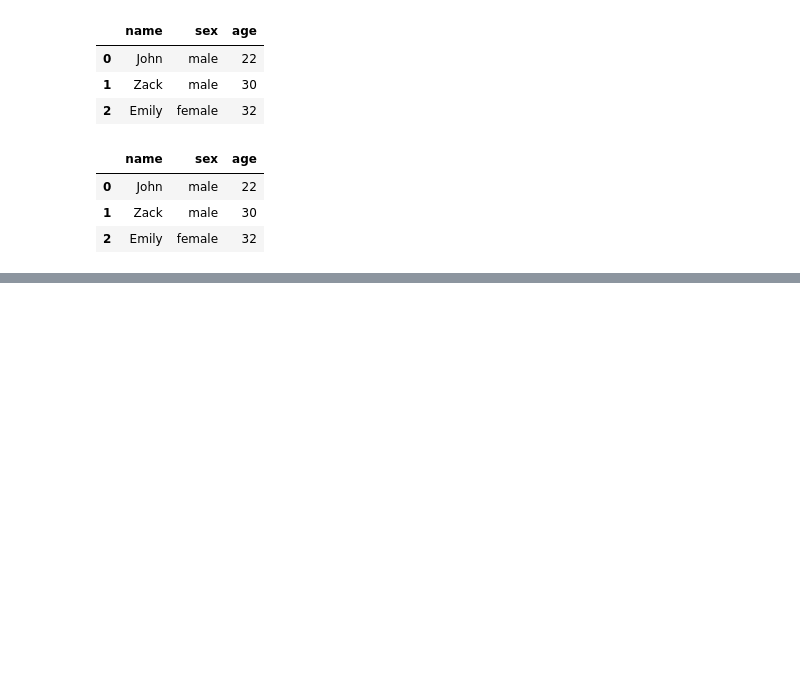
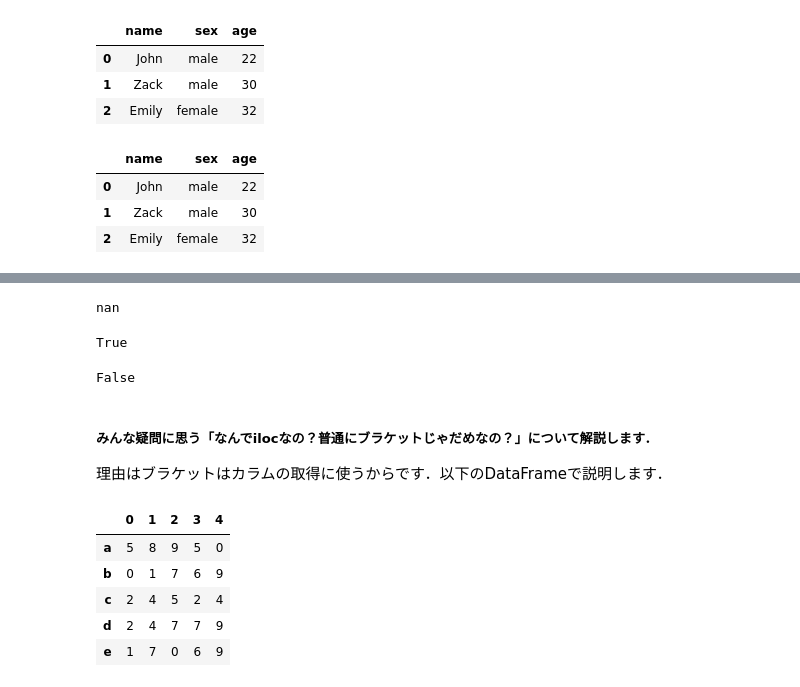
Before and after one commit to keetane/1_practice, a Jupyter notebook: Pandas.ipynb, the cells around one changed output, grey strips where cells are left out. Drawn from its saved outputs; the diff is of its cells as text; code cells hidden in the pictures; blank space fills up the shorter version.

```diff
--- a/Pandas.ipynb
+++ b/Pandas.ipynb
@@ -109,0 +232,31 @@ pd.DataFrame([data1, data2, data3])
+# %%
+df.iloc[888]['Age']
+# columnとrawが入れ替わるとerrorになる
+# %% [output]
+nan
+# %%
+np.isnan(df.iloc[888]['Age'])
+# %% [output]
+True
+# %%
+df.iloc[888]['Age'] is None
+# %% [output]
+False
+# %% [markdown]
+##### みんな疑問に思う「なんでilocなの？普通にブラケットじゃだめなの？」について解説します．
+
+理由はブラケットはカラムの取得に使うからです．以下のDataFrameで説明します．
+# %%
+np.random.seed(1)
+ndarray = np.random.randint(10, size=(5, 5))
+index = ['a', 'b', 'c', 'd', 'e']
+columns = [0, 1, 2, 3, 4]
+df = pd.DataFrame(data=ndarray, index=index, columns=columns)
+df
+# %% [output]
+|  | 0 | 1 | 2 | 3 | 4 |
+| a | 5 | 8 | 9 | 5 | 0 |
+| b | 0 | 1 | 7 | 6 | 9 |
+| c | 2 | 4 | 5 | 2 | 4 |
+| d | 2 | 4 | 7 | 7 | 9 |
+| e | 1 | 7 | 0 | 6 | 9 |
```
Also changed, not shown: parts of 24 cells of this notebook, 2 other files.
